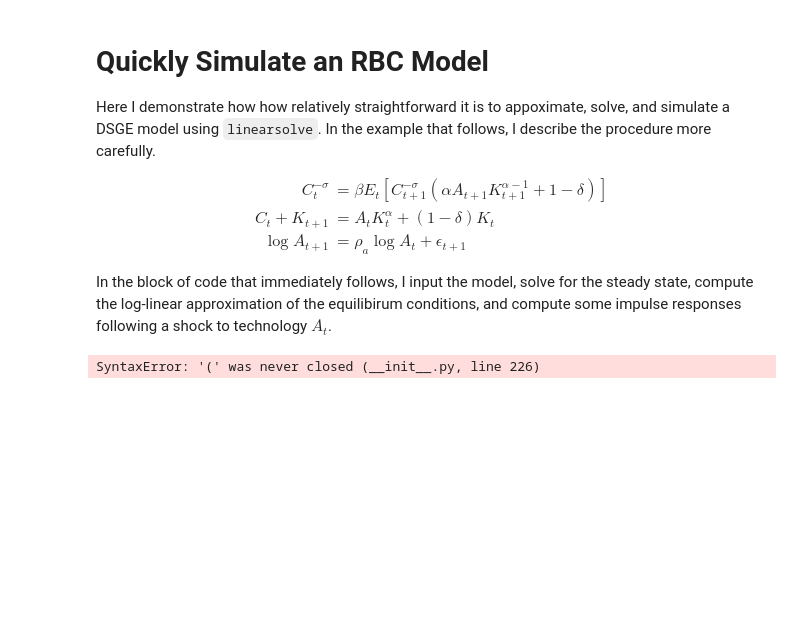
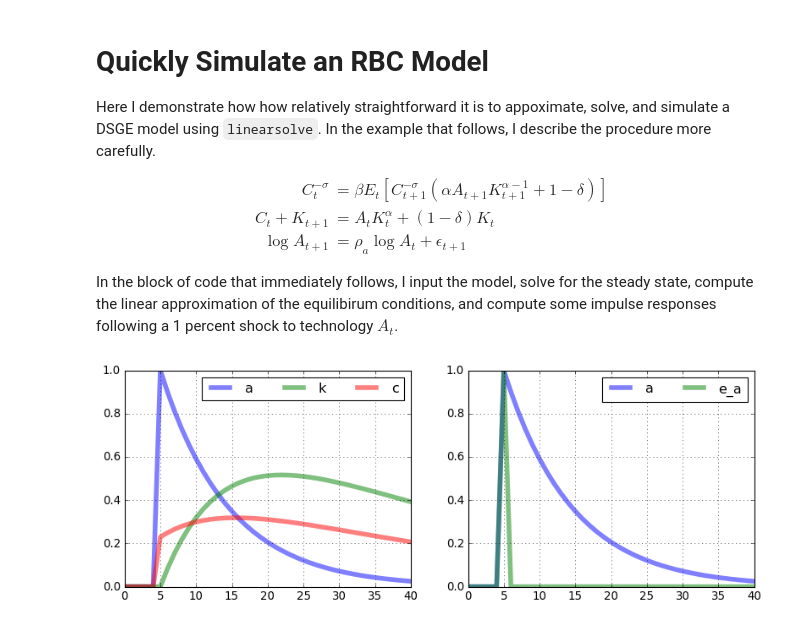
Before and after one commit to letsgoexploring/linearsolve-original, a Jupyter notebook: examples/quick_rbc_model.ipynb, the cells around one changed output. Cells and saved outputs as stored; diff of their text form; code cells hidden in the pictures; blank space fills up the shorter version.

Commit message:
updated linearsolve and example files

```diff
--- a/examples/quick_rbc_model.ipynb
+++ b/examples/quick_rbc_model.ipynb
@@ -9,7 +9,7 @@ C_t + K_{t+1} & = A_t K_t^{\alpha} + (1-\delta)K_t\\
 \log A_{t+1} & = \rho_a \log A_{t} + \epsilon_{t+1}
 \end{align}
 
-In the block of code that immediately follows, I input the model, solve for the steady state, compute the log-linear approximation of the equilibirum conditions, and compute some impulse responses following a shock to technology $A_t$.
+In the block of code that immediately follows, I input the model, solve for the steady state, compute the linear approximation of the equilibirum conditions, and compute some impulse responses following a 1 percent shock to technology $A_t$.
 # %%
 # Import numpy, pandas, linearsolve, matplotlib.pyplot
 import numpy as np
@@ -21,9 +21,9 @@ plt.rcParams['figure.facecolor'] = 'white'
 
 # Input model parameters
 parameters = pd.Series(dtype=float)
-parameters['alpha']  = .35
-parameters['beta']  = 0.99
-parameters['delta']   = 0.025
+parameters['alpha'] = .35
+parameters['beta'] = 0.99
+parameters['delta'] = 0.025
 parameters['rhoa'] = .9
 parameters['sigma'] = 1.5
 parameters['A'] = 1
@@ -46,35 +46,35 @@ def equations(variables_forward,variables_current,parameters):
 
     # Exogenous technology
     technology_proc = p.rhoa*np.log(cur.a) - np.log(fwd.a)
 
     # Stack equilibrium conditions into a numpy array
     return np.array([
             euler_eqn,
             market_clearing,
             technology_proc
         ])
 
 # Initialize the model
 model = ls.model(equations = equations,
                  n_states=2,
                  n_exo_states = 1,
                  variables=['a','k','c'],
                  parameters = parameters)
 
 # Compute the steady state numerically
 guess = [1,1,1]
 model.compute_ss(guess)
 
-# Find the log-linear approximation around the non-stochastic steady state and solve
+# Find the linear approximation around the non-stochastic steady state and solve
 model.approximate_and_solve()
 
 # Compute impulse responses and plot
-model.impulse(T=41,t0=5,shocks=None)
+model.impulse(T=41,t0=5,shocks=[0.01])
 
 fig = plt.figure(figsize=(12,4))
 ax1 =fig.add_subplot(1,2,1)
-model.irs['e_a'][['a','k','c']].plot(lw='5',alpha=0.5,grid=True,ax=ax1).legend(loc='upper right',ncol=3)
+(model.irs['e_a'][['a','k','c']]*100).plot(lw='5',alpha=0.5,grid=True,ax=ax1).legend(loc='upper right',ncol=3)
 ax2 =fig.add_subplot(1,2,2)
-model.irs['e_a'][['e_a','a']].plot(lw='5',alpha=0.5,grid=True,ax=ax2).legend(loc='upper right',ncol=2)
+(model.irs['e_a'][['a','e_a']]*100).plot(lw='5',alpha=0.5,grid=True,ax=ax2).legend(loc='upper right',ncol=2);
 # %% [output]
-SyntaxError: '(' was never closed (__init__.py, line 226)
+[figure, added]
```
Also changed, not shown: 13 other files.
